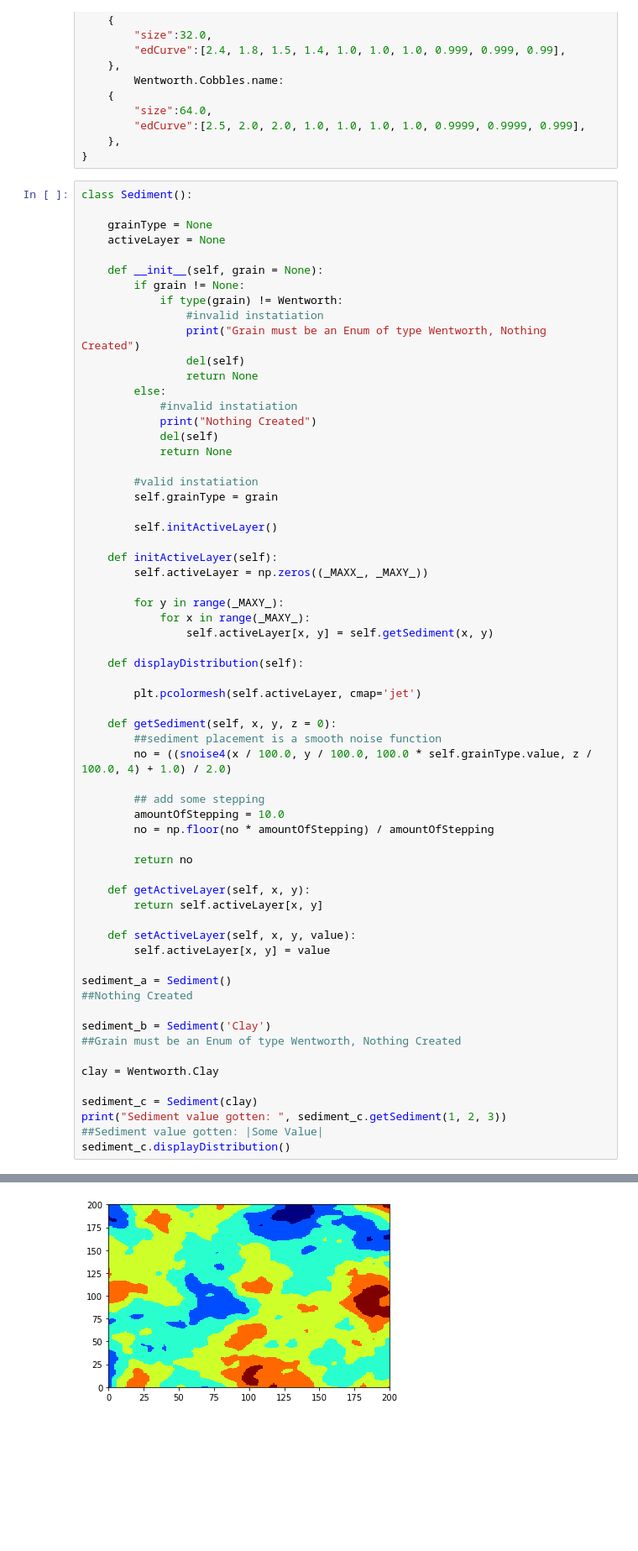
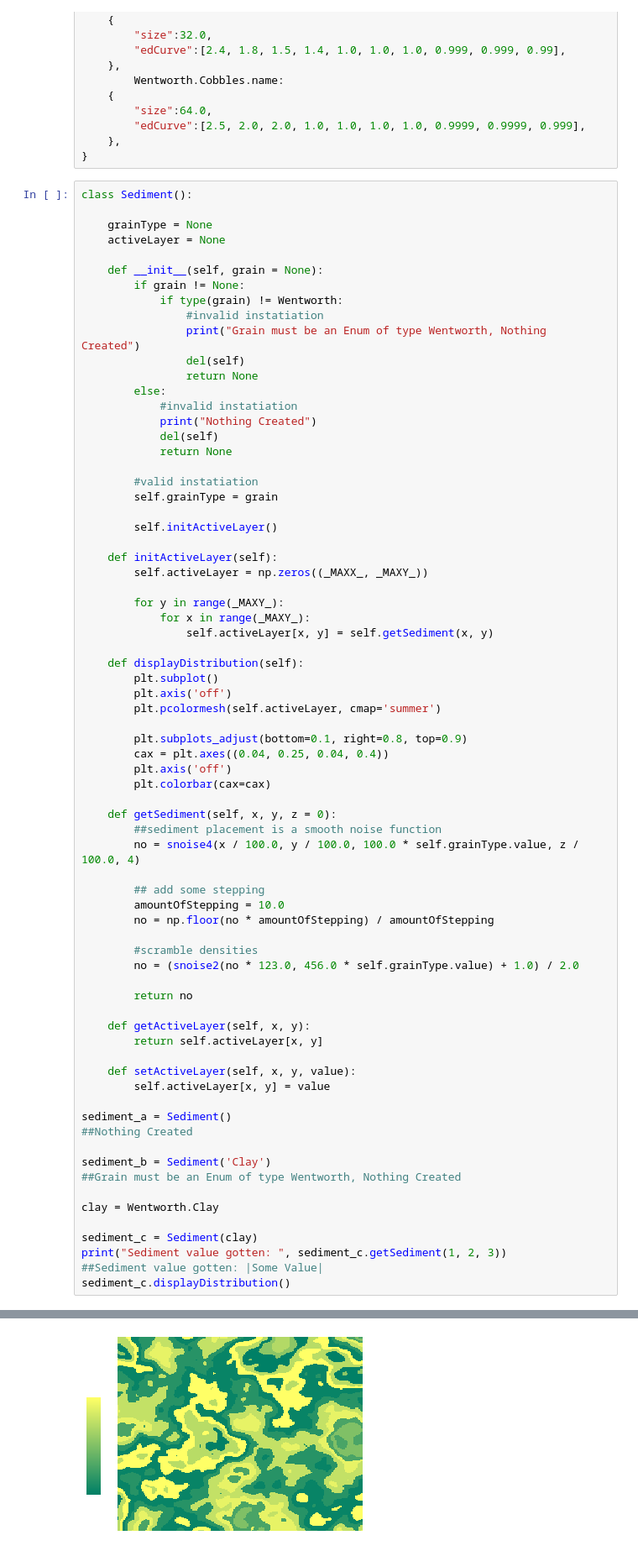
Before and after one commit to kjinks/JinksTerrain, a Jupyter notebook: JinksTerrain_01.ipynb, the cells around one changed output, grey strips where cells are left out. Shown at 84% size. Saved outputs shown, nothing was run; the diff lists cells and outputs as text; blank space fills up the shorter version.

```diff
--- a/JinksTerrain_01.ipynb
+++ b/JinksTerrain_01.ipynb
@@ -132,16 +143,25 @@ class Sediment():
                 self.activeLayer[x, y] = self.getSediment(x, y)
 
     def displayDistribution(self):
+        plt.subplot()
+        plt.axis('off')
+        plt.pcolormesh(self.activeLayer, cmap='summer')
 
-        plt.pcolormesh(self.activeLayer, cmap='jet')
+        plt.subplots_adjust(bottom=0.1, right=0.8, top=0.9)
+        cax = plt.axes((0.04, 0.25, 0.04, 0.4))
+        plt.axis('off')
+        plt.colorbar(cax=cax)
 
     def getSediment(self, x, y, z = 0):
         ##sediment placement is a smooth noise function
-        no = ((snoise4(x / 100.0, y / 100.0, 100.0 * self.grainType.value, z / 100.0, 4) + 1.0) / 2.0)
+        no = snoise4(x / 100.0, y / 100.0, 100.0 * self.grainType.value, z / 100.0, 4)
 
         ## add some stepping
         amountOfStepping = 10.0
         no = np.floor(no * amountOfStepping) / amountOfStepping
+
+        #scramble densities
+        no = (snoise2(no * 123.0, 456.0 * self.grainType.value) + 1.0) / 2.0
 
         return no
 
@@ -170,4 +190,4 @@ Sediment value gotten:  0.4
-[figure, old version]
+[figure, new version]
 # %%
 #initialize sediment layers
 land = {}
```
Also changed, not shown: parts of 11 cells of this notebook, 1 other file.
